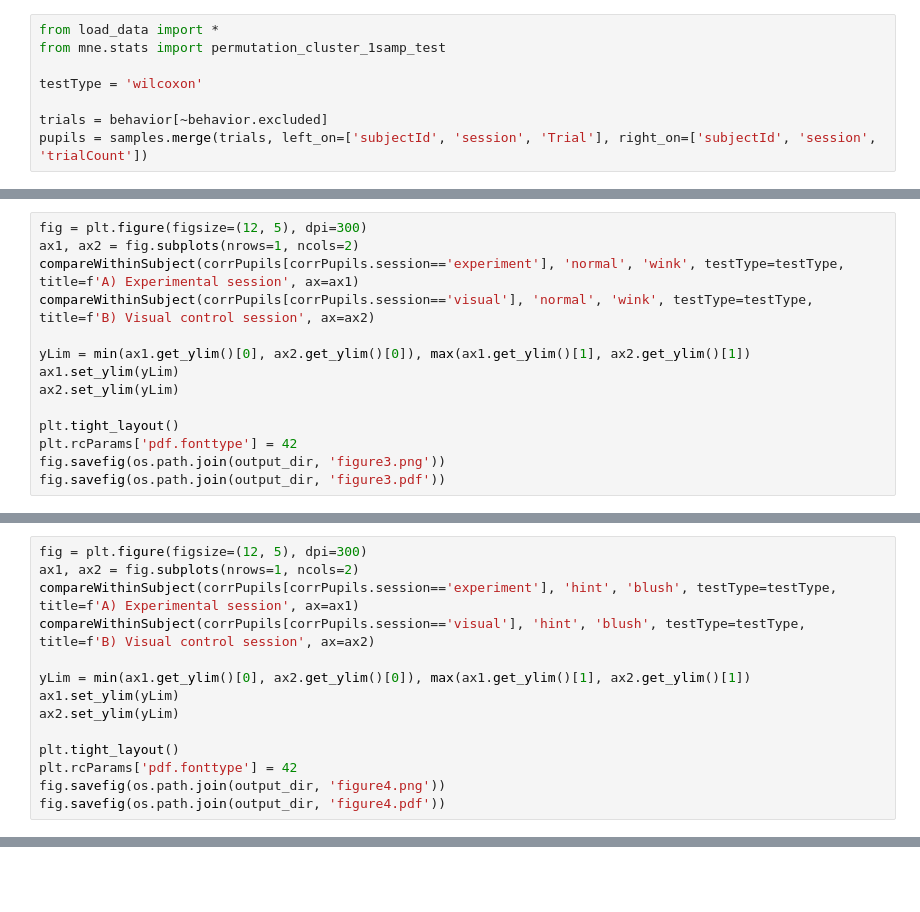
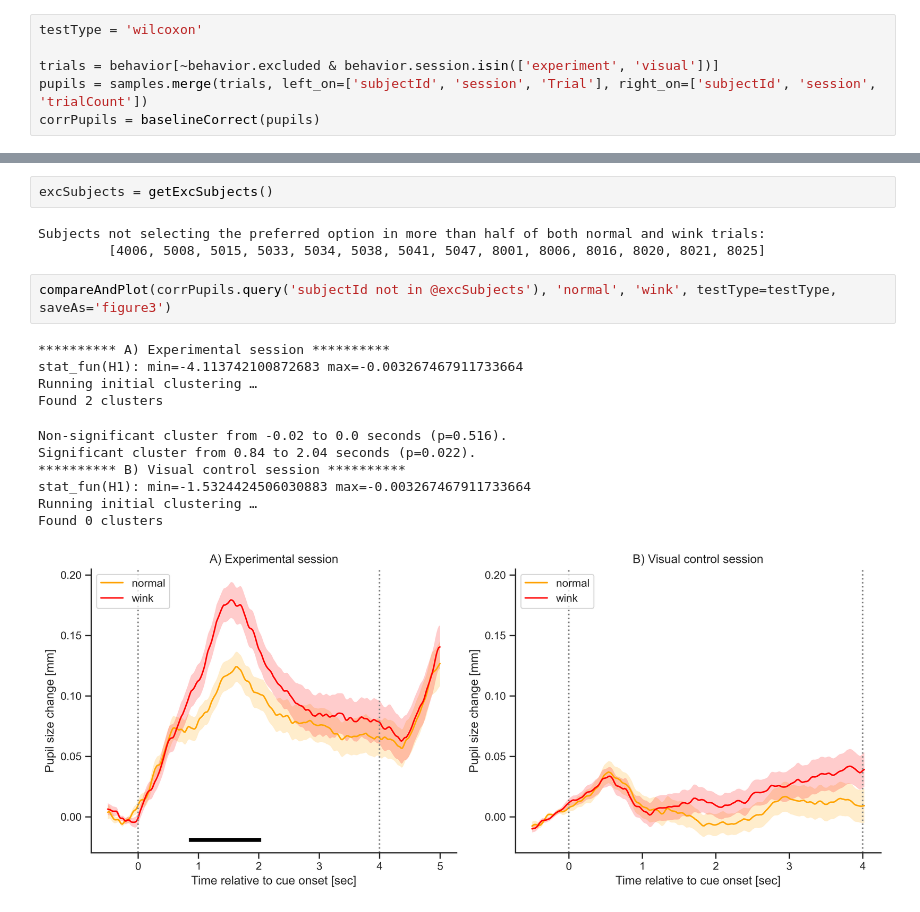
Before and after one commit to gesztesigabor/winkorblush, a Jupyter notebook: analysis/pointwise.ipynb, the cells around one changed output, grey strips where cells are left out. Saved outputs shown, nothing was run; the diff lists cells and outputs as text; blank space fills up the shorter version.

```diff
--- a/analysis/pointwise.ipynb
+++ b/analysis/pointwise.ipynb
@@ -1,8 +10,6 @@
 # %%
-from load_data import *
-from mne.stats import permutation_cluster_1samp_test
-
 testType = 'wilcoxon'
 
-trials = behavior[~behavior.excluded]
+trials = behavior[~behavior.excluded & behavior.session.isin(['experiment', 'visual'])]
 pupils = samples.merge(trials, left_on=['subjectId', 'session', 'Trial'], right_on=['subjectId', 'session', 'trialCount'])
+corrPupils = baselineCorrect(pupils)
@@ -84,14 +15,0 @@ corrPupils = baselineCorrect(pupils)
-# %%
-fig = plt.figure(figsize=(12, 5), dpi=300)
-ax1, ax2 = fig.subplots(nrows=1, ncols=2)
-compareWithinSubject(corrPupils[corrPupils.session=='experiment'], 'normal', 'wink', testType=testType, title=f'A) Experimental session', ax=ax1)
-compareWithinSubject(corrPupils[corrPupils.session=='visual'], 'normal', 'wink', testType=testType, title=f'B) Visual control session', ax=ax2)
-
-yLim = min(ax1.get_ylim()[0], ax2.get_ylim()[0]), max(ax1.get_ylim()[1], ax2.get_ylim()[1])
-ax1.set_ylim(yLim)
-ax2.set_ylim(yLim)
-
-plt.tight_layout()
-plt.rcParams['pdf.fonttype'] = 42
-fig.savefig(os.path.join(output_dir, 'figure3.png'))
-fig.savefig(os.path.join(output_dir, 'figure3.pdf'))
@@ -134,14 +15,0 @@ Significant cluster from 0.92 to 2.0 seconds (p=0.031).
-# %%
-fig = plt.figure(figsize=(12, 5), dpi=300)
-ax1, ax2 = fig.subplots(nrows=1, ncols=2)
-compareWithinSubject(corrPupils[corrPupils.session=='experiment'], 'hint', 'blush', testType=testType, title=f'A) Experimental session', ax=ax1)
-compareWithinSubject(corrPupils[corrPupils.session=='visual'], 'hint', 'blush', testType=testType, title=f'B) Visual control session', ax=ax2)
-
-yLim = min(ax1.get_ylim()[0], ax2.get_ylim()[0]), max(ax1.get_ylim()[1], ax2.get_ylim()[1])
-ax1.set_ylim(yLim)
-ax2.set_ylim(yLim)
-
-plt.tight_layout()
-plt.rcParams['pdf.fonttype'] = 42
-fig.savefig(os.path.join(output_dir, 'figure4.png'))
-fig.savefig(os.path.join(output_dir, 'figure4.pdf'))
@@ -162,0 +16,19 @@ Non-significant cluster from 3.72 to 3.82 seconds (p=0.256).
+# %%
+excSubjects = getExcSubjects()
+# %% [output]
+Subjects not selecting the preferred option in more than half of both normal and wink trials:
+         [4006, 5008, 5015, 5033, 5034, 5038, 5041, 5047, 8001, 8006, 8016, 8020, 8021, 8025]
+# %%
+compareAndPlot(corrPupils.query('subjectId not in @excSubjects'), 'normal', 'wink', testType=testType, saveAs='figure3')
+# %% [output]
+********** A) Experimental session **********
+stat_fun(H1): min=-4.113742100872683 max=-0.003267467911733664
+Running initial clustering …
+Found 2 clusters
+Non-significant cluster from -0.02 to 0.0 seconds (p=0.516).
+Significant cluster from 0.84 to 2.04 seconds (p=0.022).
+********** B) Visual control session **********
+stat_fun(H1): min=-1.5324424506030883 max=-0.003267467911733664
+Running initial clustering …
+Found 0 clusters
+[figure, added]
```
Also changed, not shown: parts of 10 cells of this notebook, 30 other files.
